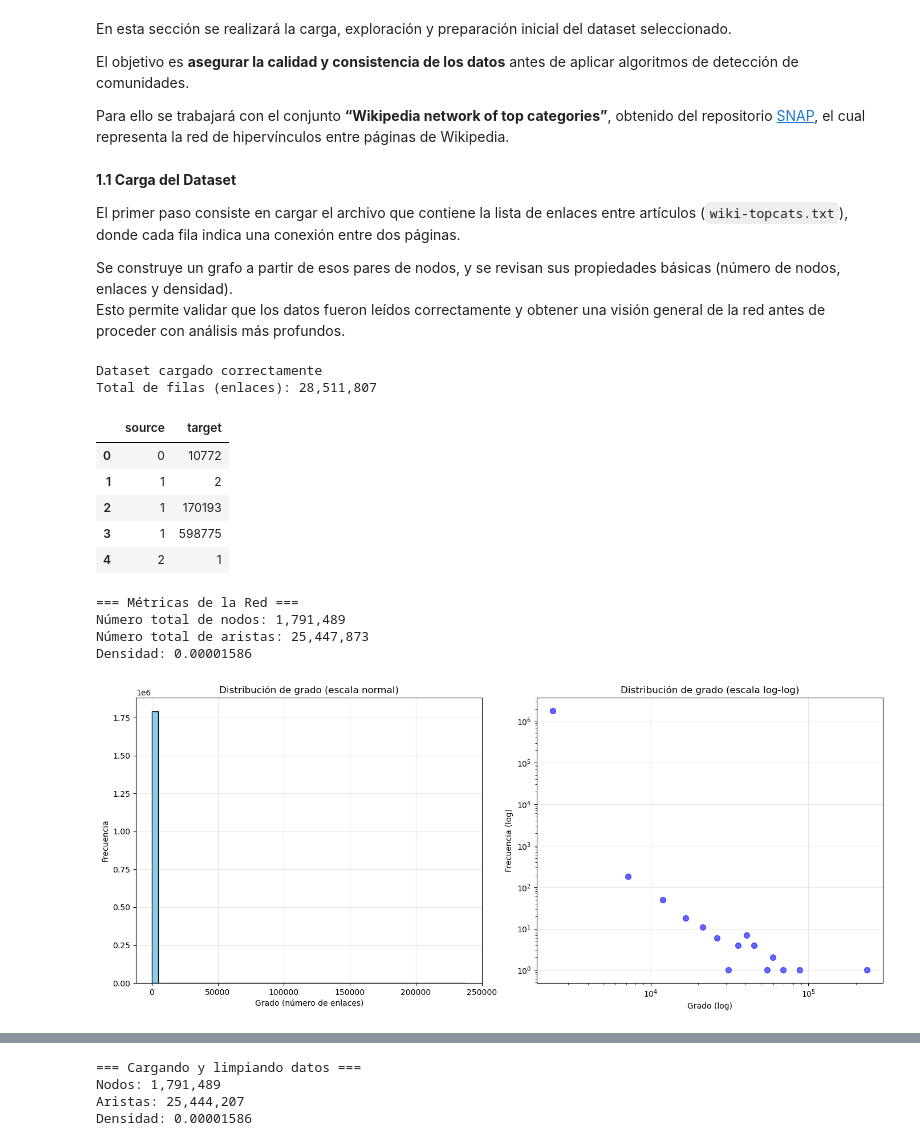
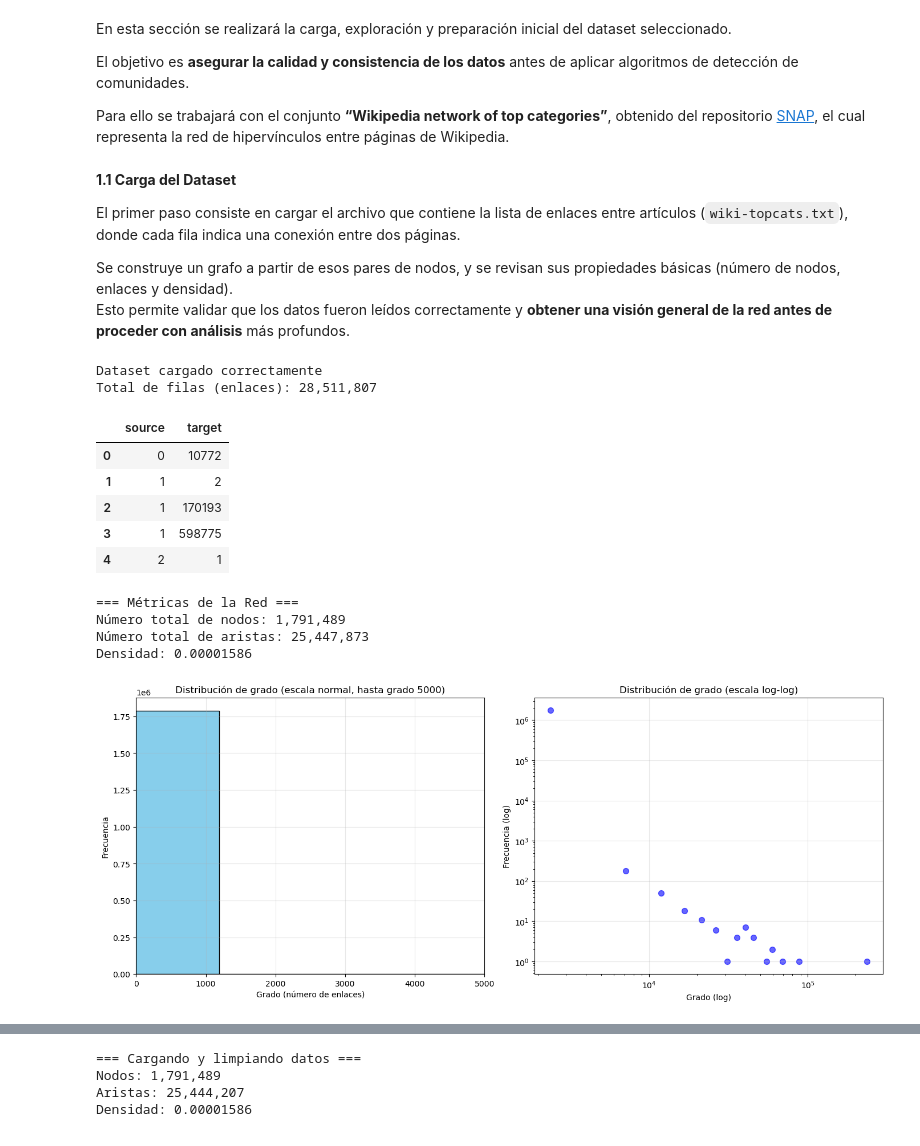
Before and after one commit to mrmiguel564/Proyecto-redes, a Jupyter notebook: community_analysis_study.ipynb, the cells around one changed output, grey strips where cells are left out. Saved outputs shown, nothing was run; the diff lists cells and outputs as text; code cells hidden in the pictures.

Commit message:
Final listo para revisar

```diff
--- a/community_analysis_study.ipynb
+++ b/community_analysis_study.ipynb
@@ -137,7 +150,7 @@ Para ello se trabajará con el conjunto **“Wikipedia network of top categories
 El primer paso consiste en cargar el archivo que contiene la lista de enlaces entre artículos (`wiki-topcats.txt`), donde cada fila indica una conexión entre dos páginas.
 
 Se construye un grafo a partir de esos pares de nodos, y se revisan sus propiedades básicas (número de nodos, enlaces y densidad).
-Esto permite validar que los datos fueron leídos correctamente y obtener una visión general de la red antes de proceder con análisis más profundos.
+Esto permite validar que los datos fueron leídos correctamente y **obtener una visión general de la red antes de proceder con análisis** más profundos.
 # %%
 try:
     # Cargar el dataset
@@ -160,44 +173,45 @@ try:
 
     fig, (ax1, ax2) = plt.subplots(1, 2, figsize=(14, 6))
 
-    # Histograma normal
-    ax1.hist(degrees, bins=50, color='skyblue', edgecolor='black')
-    ax1.set_title("Distribución de grado (escala normal)")
+    # === Histograma normal (ajustado) ===
+    ax1.hist(degrees, bins=200, color='skyblue', edgecolor='black')
+    ax1.set_xlim(0, 5000)  # mostrar solo hasta grado 500 para mayor detalle
+    ax1.set_title("Distribución de grado (escala normal, hasta grado 5000)")
     ax1.set_xlabel("Grado (número de enlaces)")
     ax1.set_ylabel("Frecuencia")
     ax1.grid(True, alpha=0.3)
 
-    # Histograma log-log
+    # === Histograma log-log (sin cambios) ===
     hist, bins = np.histogram(degrees, bins=50)
     centers = (bins[:-1] + bins[1:]) / 2  # Promedio entre bordes -> centros
 
     mask = hist > 0  # Evita log(0)
     ax2.scatter(centers[mask], hist[mask], color='blue', alpha=0.6, s=50)
     ax2.set_xscale('log')
     ax2.set_yscale('log')
     ax2.set_title("Distribución de grado (escala log-log)")
     ax2.set_xlabel("Grado (log)")
     ax2.set_ylabel("Frecuencia (log)")
     ax2.grid(True, alpha=0.3)
 
     plt.tight_layout()
     plt.show()
 
 except FileNotFoundError:
     print("Error: No se encontró el archivo wiki-topcats.txt")
 except Exception as e:
     print(f"Error al analizar el dataset: {str(e)}")
 # %% [output]
 Dataset cargado correctamente
 Total de filas (enlaces): 28,511,807
 |  | source | target |
 | 0 | 0 | 10772 |
 | 1 | 1 | 2 |
 | 2 | 1 | 170193 |
 | 3 | 1 | 598775 |
 | 4 | 2 | 1 |
 === Métricas de la Red ===
 Número total de nodos: 1,791,489
 Número total de aristas: 25,447,873
 Densidad: 0.00001586
-[figure, old version]
+[figure, new version]
```
Also changed, not shown: parts of 22 cells of this notebook.
